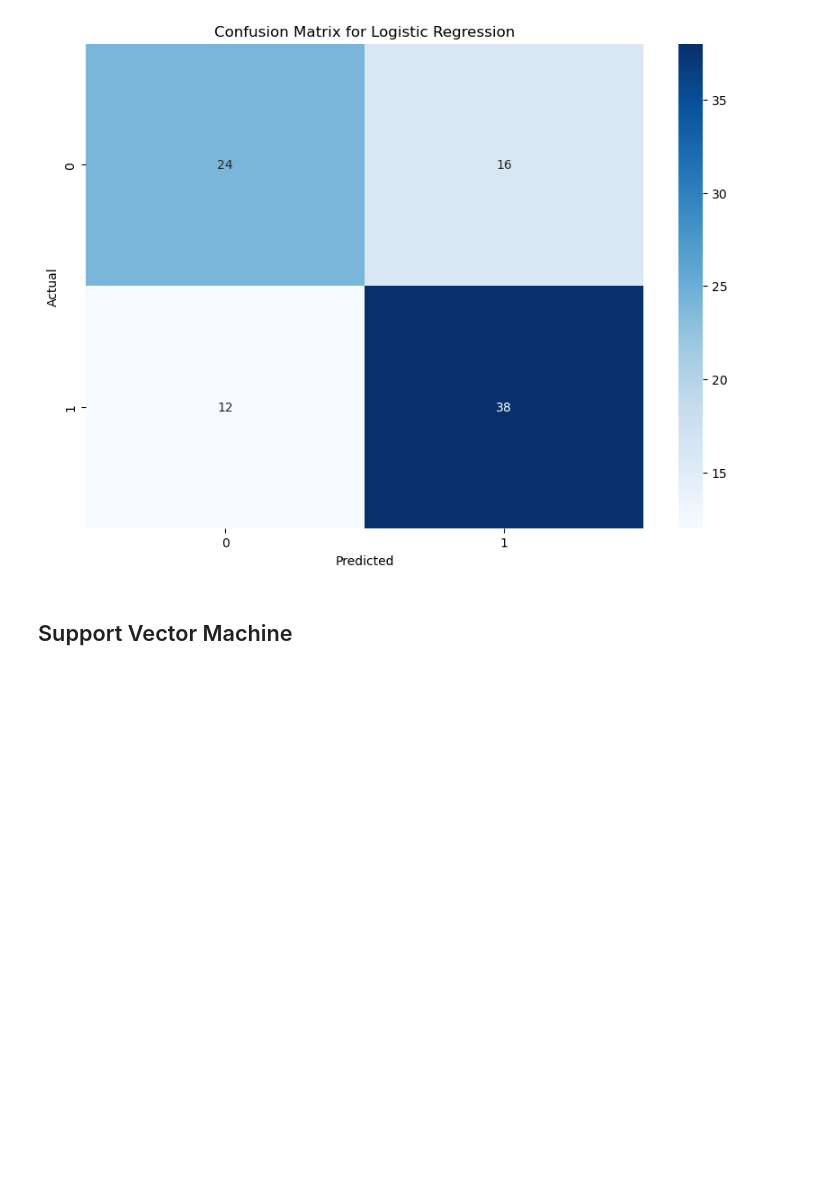
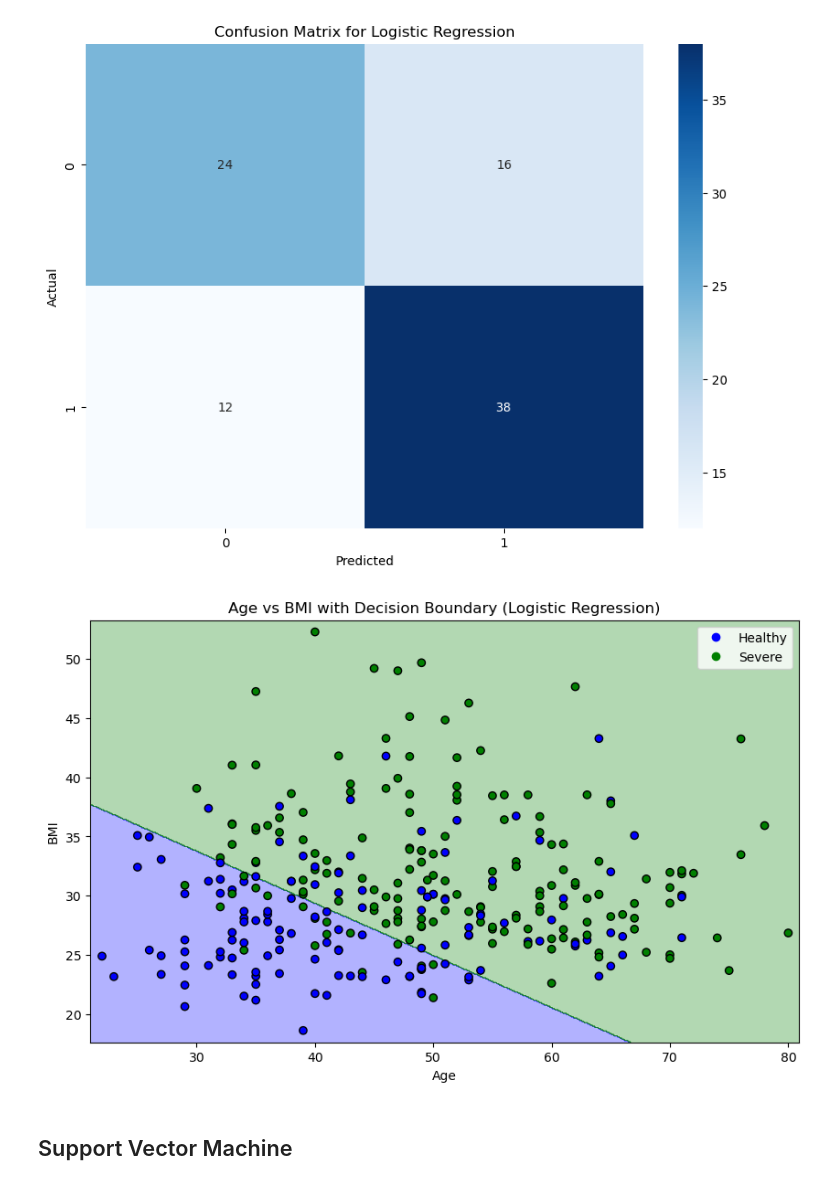
Before and after one commit to VicBracke/_Repo_ML_Project, a Jupyter notebook: OSA_CaseStudy/6_ML_Models_Classification.ipynb, the cells around one changed output. Cells and saved outputs as stored; diff of their text form; code cells hidden in the pictures; blank space fills up the shorter version.

Commit message:
Adding decision boundary plots

```diff
--- a/OSA_CaseStudy/6_ML_Models_Classification.ipynb
+++ b/OSA_CaseStudy/6_ML_Models_Classification.ipynb
@@ -640,6 +640,44 @@ False Positives: 16
 False Negatives: 12
 [figure]
 [figure]
+# %%
+import numpy as np
+from matplotlib.colors import ListedColormap
+import matplotlib.pyplot as plt
+
+# Define the logistic regression model with the specified parameters
+log_reg = LogisticRegression(C=1, penalty='l2', solver='liblinear', random_state=42)
+
+# Train the model
+log_reg.fit(X_train[['Age', 'BMI']], y_train)
+
+# Create a mesh grid for plotting decision boundary
+x_min, x_max = X['Age'].min() - 1, X['Age'].max() + 1
+y_min, y_max = X['BMI'].min() - 1, X['BMI'].max() + 1
+xx, yy = np.meshgrid(np.arange(x_min, x_max, 0.1),
+                     np.arange(y_min, y_max, 0.1))
+
+# Predict the function value for the whole grid
+Z = log_reg.predict(np.c_[xx.ravel(), yy.ravel()])
+Z = Z.reshape(xx.shape)
+
+# Plot the decision boundary
+plt.figure(figsize=(10, 6))
+plt.contourf(xx, yy, Z, alpha=0.3, cmap=ListedColormap(['blue', 'green']))
+
+# Plot the points
+scatter = plt.scatter(X['Age'], X['BMI'], c=y, edgecolor='k', cmap=ListedColormap(['blue', 'green']))
+plt.xlabel('Age')
+plt.ylabel('BMI')
+plt.title('Age vs BMI with Decision Boundary (Logistic Regression)')
+
+# Add legend
+handles, labels = scatter.legend_elements()
+plt.legend(handles, ['Healthy', 'Severe'], loc='upper right')
+
+plt.show()
+# %% [output]
+[figure, added]
 # %% [markdown]
 ## Support Vector Machine
 # %%
```
Also changed, not shown: parts of 6 cells of this notebook.
